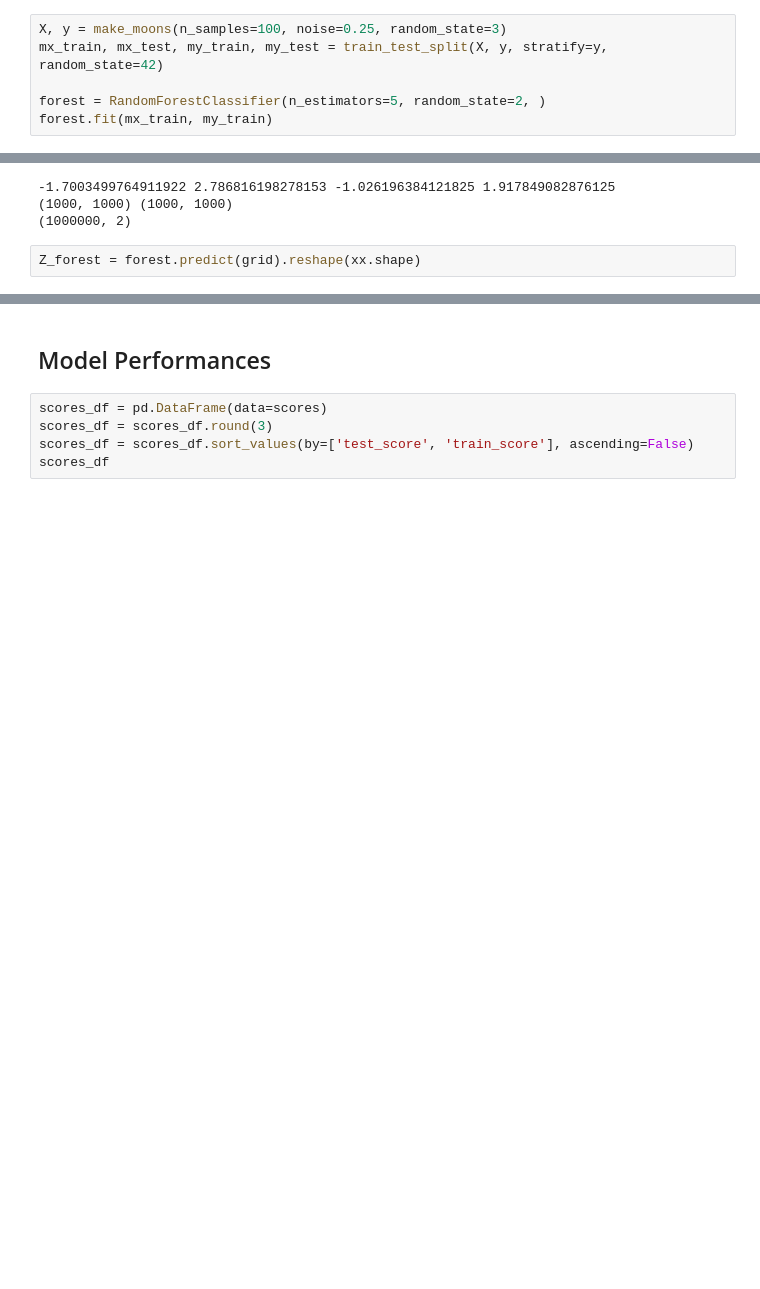
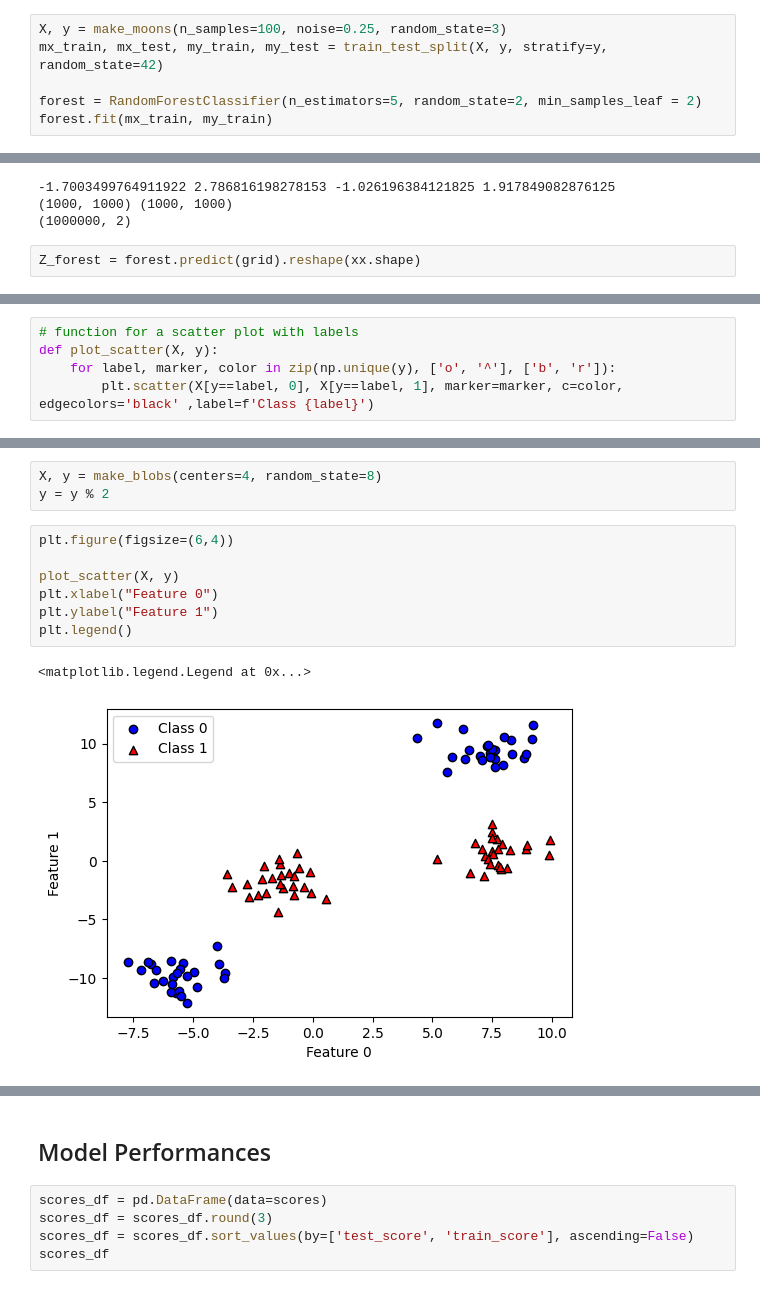
Before and after one commit to abhaykukade/ml_model_evaluation, a Jupyter notebook: supervised_classification.ipynb, the cells around one changed output, grey strips where cells are left out. Drawn from its saved outputs; the diff is of its cells as text; blank space fills up the shorter version.

```diff
--- a/supervised_classification.ipynb
+++ b/supervised_classification.ipynb
@@ -396,6 +397,6 @@ RF on two_moons dataset
 X, y = make_moons(n_samples=100, noise=0.25, random_state=3)
 mx_train, mx_test, my_train, my_test = train_test_split(X, y, stratify=y, random_state=42)
 
-forest = RandomForestClassifier(n_estimators=5, random_state=2, )
+forest = RandomForestClassifier(n_estimators=5, random_state=2, min_samples_leaf = 2)
 forest.fit(mx_train, my_train)
 # %% [output]
@@ -440,0 +494,5 @@ plt.tight_layout()
+# %%
+# function for a scatter plot with labels
+def plot_scatter(X, y):
+    for label, marker, color in zip(np.unique(y), ['o', '^'], ['b', 'r']):
+        plt.scatter(X[y==label, 0], X[y==label, 1], marker=marker, c=color, edgecolors='black' ,label=f'Class {label}')
@@ -440,0 +520,13 @@ plt.tight_layout()
+# %%
+X, y = make_blobs(centers=4, random_state=8)
+y = y % 2
+# %%
+plt.figure(figsize=(6,4))
+
+plot_scatter(X, y)
+plt.xlabel("Feature 0")
+plt.ylabel("Feature 1")
+plt.legend()
+# %% [output]
+<matplotlib.legend.Legend at 0x...>
+[figure, added]
```
Also changed, not shown: parts of 28 cells of this notebook.
